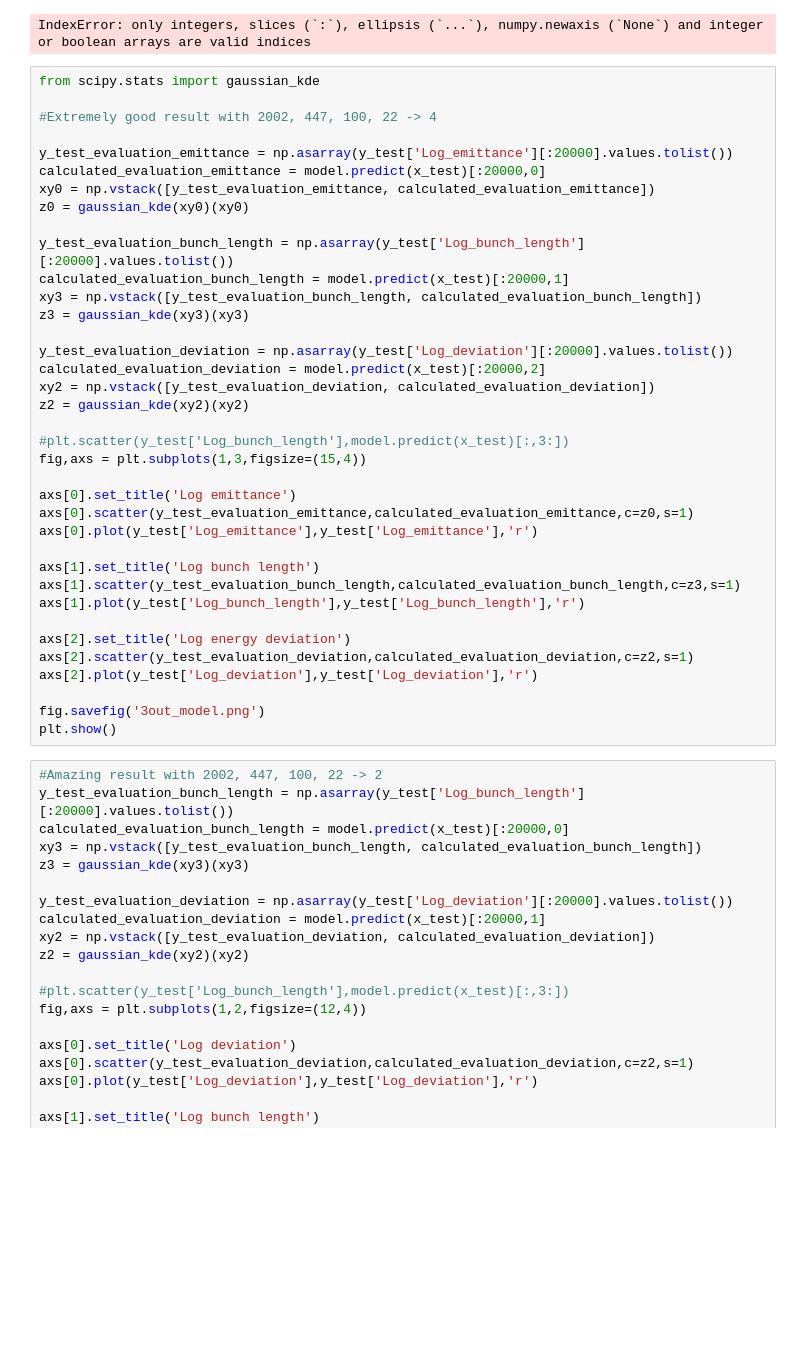
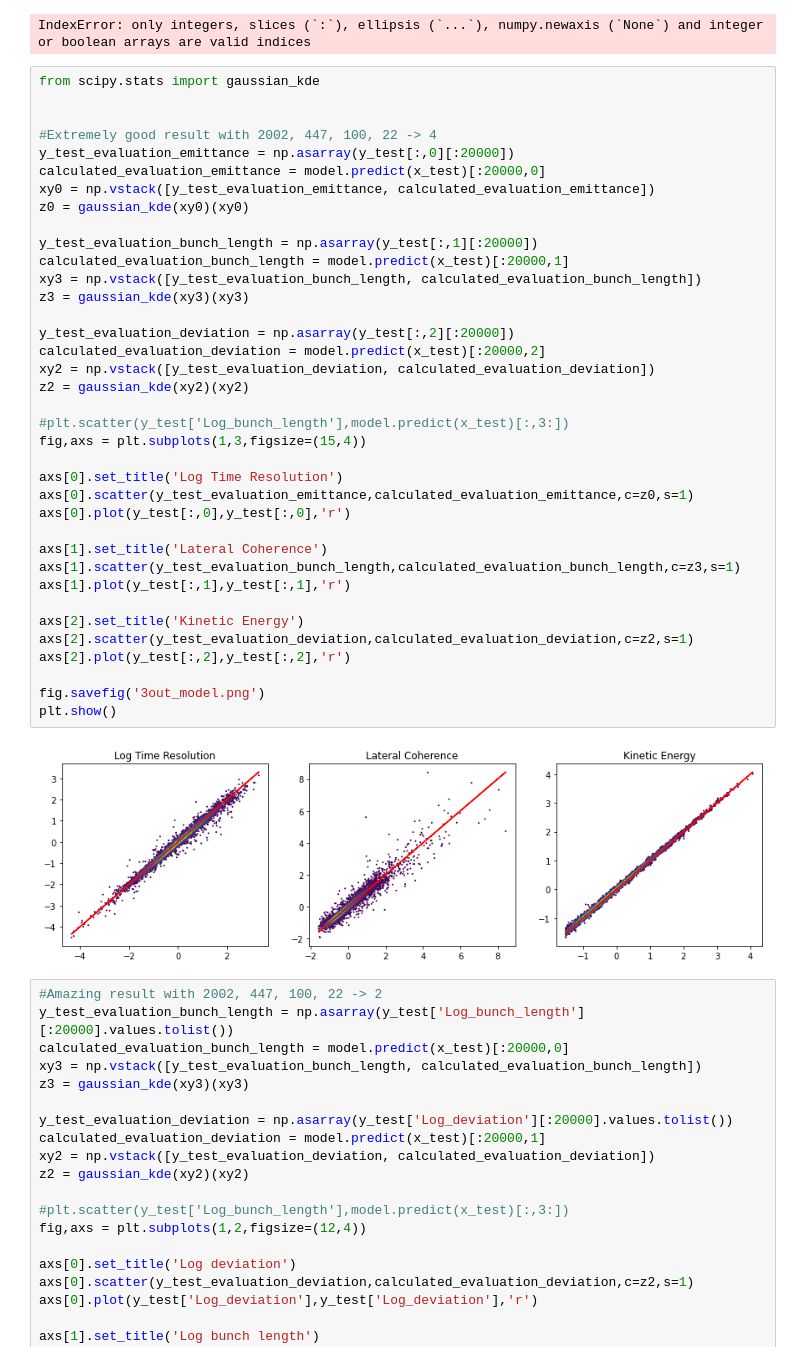
Before and after one commit to alberdibenat/Surrogated_Model_UED, a Jupyter notebook: Surrogated_model_v3_FBL.ipynb, the cells around one changed output. Drawn from its saved outputs; the diff is of its cells as text; blank space fills up the shorter version.

```diff
--- a/Surrogated_model_v3_FBL.ipynb
+++ b/Surrogated_model_v3_FBL.ipynb
@@ -366,40 +281,42 @@ IndexError: only integers, slices (`:`), ellipsis (`...`), numpy.newaxis (`None`
 # %%
 from scipy.stats import gaussian_kde
 
+
 #Extremely good result with 2002, 447, 100, 22 -> 4
-
-y_test_evaluation_emittance = np.asarray(y_test['Log_emittance'][:20000].values.tolist())
+y_test_evaluation_emittance = np.asarray(y_test[:,0][:20000])
 calculated_evaluation_emittance = model.predict(x_test)[:20000,0]
 xy0 = np.vstack([y_test_evaluation_emittance, calculated_evaluation_emittance])
 z0 = gaussian_kde(xy0)(xy0)
 
-y_test_evaluation_bunch_length = np.asarray(y_test['Log_bunch_length'][:20000].values.tolist())
+y_test_evaluation_bunch_length = np.asarray(y_test[:,1][:20000])
 calculated_evaluation_bunch_length = model.predict(x_test)[:20000,1]
 xy3 = np.vstack([y_test_evaluation_bunch_length, calculated_evaluation_bunch_length])
 z3 = gaussian_kde(xy3)(xy3)
 
-y_test_evaluation_deviation = np.asarray(y_test['Log_deviation'][:20000].values.tolist())
+y_test_evaluation_deviation = np.asarray(y_test[:,2][:20000])
 calculated_evaluation_deviation = model.predict(x_test)[:20000,2]
 xy2 = np.vstack([y_test_evaluation_deviation, calculated_evaluation_deviation])
 z2 = gaussian_kde(xy2)(xy2)
 
 #plt.scatter(y_test['Log_bunch_length'],model.predict(x_test)[:,3:])
 fig,axs = plt.subplots(1,3,figsize=(15,4))
 
-axs[0].set_title('Log emittance')
+axs[0].set_title('Log Time Resolution')
 axs[0].scatter(y_test_evaluation_emittance,calculated_evaluation_emittance,c=z0,s=1)
-axs[0].plot(y_test['Log_emittance'],y_test['Log_emittance'],'r')
+axs[0].plot(y_test[:,0],y_test[:,0],'r')
 
-axs[1].set_title('Log bunch length')
+axs[1].set_title('Lateral Coherence')
 axs[1].scatter(y_test_evaluation_bunch_length,calculated_evaluation_bunch_length,c=z3,s=1)
-axs[1].plot(y_test['Log_bunch_length'],y_test['Log_bunch_length'],'r')
+axs[1].plot(y_test[:,1],y_test[:,1],'r')
 
-axs[2].set_title('Log energy deviation')
+axs[2].set_title('Kinetic Energy')
 axs[2].scatter(y_test_evaluation_deviation,calculated_evaluation_deviation,c=z2,s=1)
-axs[2].plot(y_test['Log_deviation'],y_test['Log_deviation'],'r')
+axs[2].plot(y_test[:,2],y_test[:,2],'r')
 
 fig.savefig('3out_model.png')
 plt.show()
+# %% [output]
+[figure, added]
 # %%
 #Amazing result with 2002, 447, 100, 22 -> 2
 y_test_evaluation_bunch_length = np.asarray(y_test['Log_bunch_length'][:20000].values.tolist())
```
Also changed, not shown: parts of 19 cells of this notebook, 1 other file.
